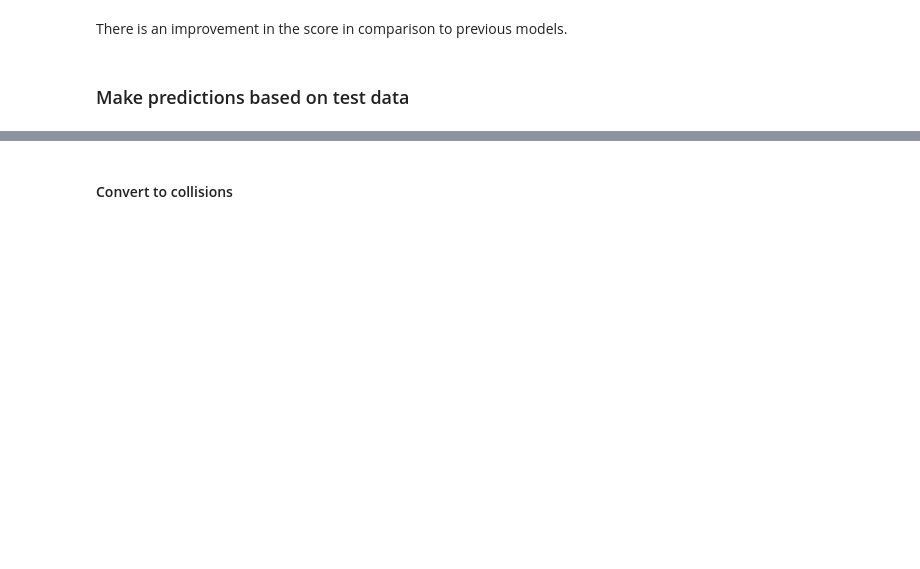
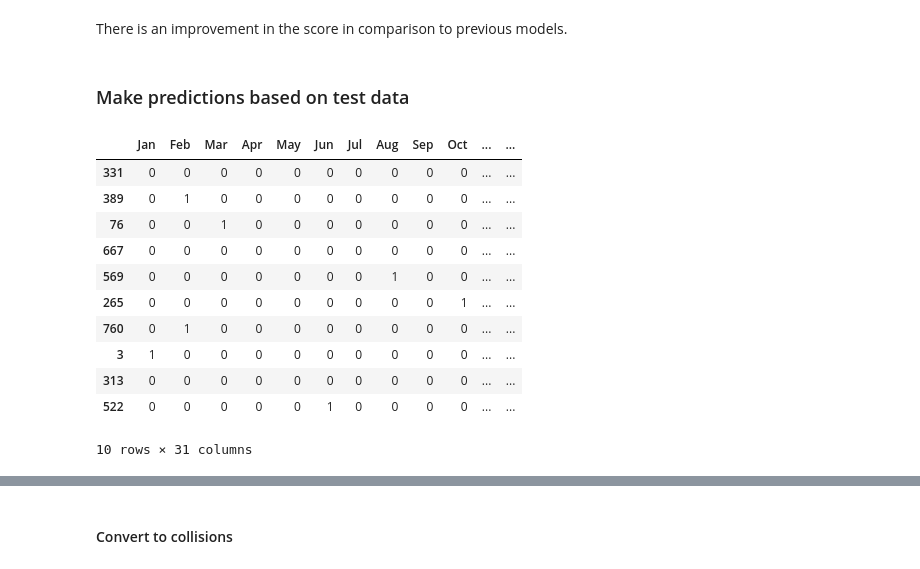
Before and after one commit to 20014894UHI/20014894_Data_analytics_assignment1, a Jupyter notebook: Assignment2_DNN_Regressor.ipynb, the cells around one changed output, grey strips where cells are left out. Cells and saved outputs as stored; diff of their text form; code cells hidden in the pictures; blank space fills up the shorter version.

```diff
--- a/Assignment2_DNN_Regressor.ipynb
+++ b/Assignment2_DNN_Regressor.ipynb
@@ -1878,6 +1998,25 @@ print(dnn_model_3a_results)
 There is an improvement in the score in comparison to previous models.
 # %% [markdown]
 ### Make predictions based on test data
+# %%
+# shuffle the data again
+test_features3a = test_features3a.iloc[np.random.permutation(len(test_features3a))]
+# %%
+# We are predicting for these test records
+test_features3a[:10]
+# %% [output]
+|  | Jan | Feb | Mar | Apr | May | Jun | Jul | Aug | Sep | Oct | ... | ... |
+| 331 | 0 | 0 | 0 | 0 | 0 | 0 | 0 | 0 | 0 | 0 | ... | ... |
+| 389 | 0 | 1 | 0 | 0 | 0 | 0 | 0 | 0 | 0 | 0 | ... | ... |
+| 76 | 0 | 0 | 1 | 0 | 0 | 0 | 0 | 0 | 0 | 0 | ... | ... |
+| 667 | 0 | 0 | 0 | 0 | 0 | 0 | 0 | 0 | 0 | 0 | ... | ... |
+| 569 | 0 | 0 | 0 | 0 | 0 | 0 | 0 | 1 | 0 | 0 | ... | ... |
+| 265 | 0 | 0 | 0 | 0 | 0 | 0 | 0 | 0 | 0 | 1 | ... | ... |
+| 760 | 0 | 1 | 0 | 0 | 0 | 0 | 0 | 0 | 0 | 0 | ... | ... |
+| 3 | 1 | 0 | 0 | 0 | 0 | 0 | 0 | 0 | 0 | 0 | ... | ... |
+| 313 | 0 | 0 | 0 | 0 | 0 | 0 | 0 | 0 | 0 | 0 | ... | ... |
+| 522 | 0 | 0 | 0 | 0 | 0 | 1 | 0 | 0 | 0 | 0 | ... | ... |
+10 rows × 31 columns
 # %%
 # Make the predictions by the model on tHE TEST data
 print("Generate predictions for 10 samples")
```
Also changed, not shown: parts of 90 cells of this notebook.
